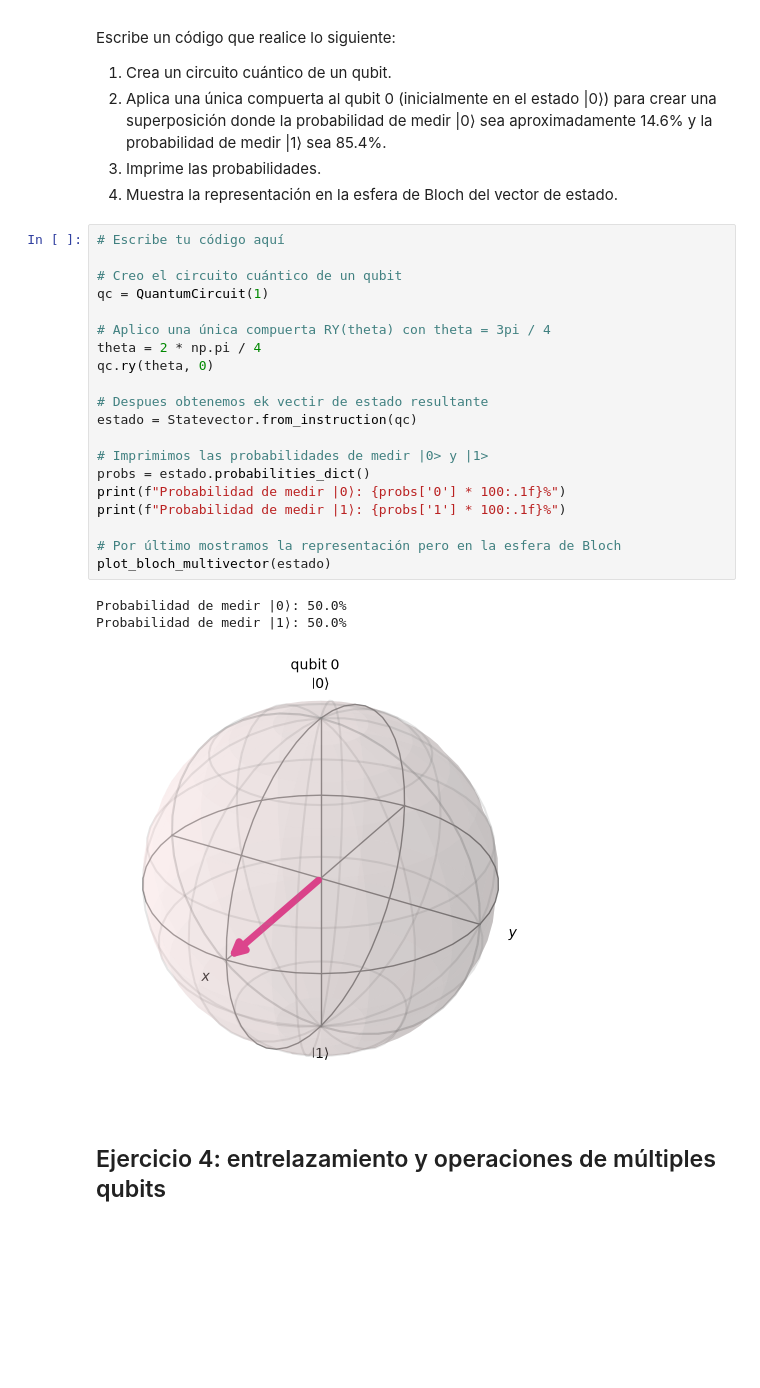
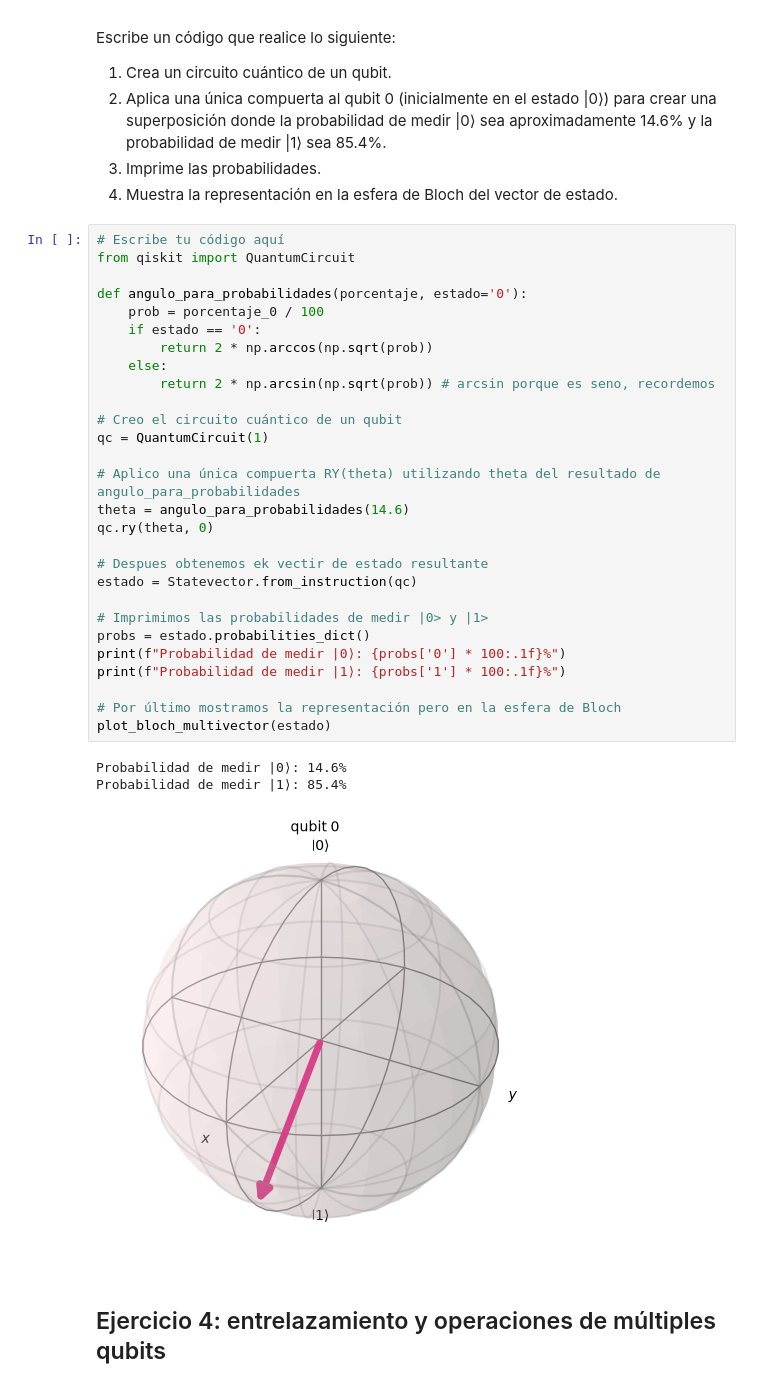
Before and after one commit to 0xLozi/quantum_computing_jam, a Jupyter notebook: Clase_2,_Parte_2_Computación_Cuántica.ipynb, the cells around one changed output. Saved outputs shown, nothing was run; the diff lists cells and outputs as text; blank space fills up the shorter version.

Commit message:
Completados ejercicio de clase 2 hasta el ejercicio 11 y agregado un par de notas importantes para tener en cuenta para los proximos ejercicios (ejemplo: diferencia entre qubit normal y clásico)

```diff
--- a/Clase_2,_Parte_2_Computación_Cuántica.ipynb
+++ b/Clase_2,_Parte_2_Computación_Cuántica.ipynb
@@ -192,28 +192,36 @@ Escribe un código que realice lo siguiente:
 4. Muestra la representación en la esfera de Bloch del vector de estado.
 # %%
 # Escribe tu código aquí
+from qiskit import QuantumCircuit
+
+def angulo_para_probabilidades(porcentaje, estado='0'):
+    prob = porcentaje_0 / 100
+    if estado == '0':
+        return 2 * np.arccos(np.sqrt(prob))
+    else:
+        return 2 * np.arcsin(np.sqrt(prob)) # arcsin porque es seno, recordemos
 
 # Creo el circuito cuántico de un qubit
 qc = QuantumCircuit(1)
 
-# Aplico una única compuerta RY(theta) con theta = 3pi / 4
-theta = 2 * np.pi / 4
+# Aplico una única compuerta RY(theta) utilizando theta del resultado de angulo_para_probabilidades
+theta = angulo_para_probabilidades(14.6)
 qc.ry(theta, 0)
 
 # Despues obtenemos ek vectir de estado resultante
 estado = Statevector.from_instruction(qc)
 
 # Imprimimos las probabilidades de medir |0> y |1>
 probs = estado.probabilities_dict()
 print(f"Probabilidad de medir |0⟩: {probs['0'] * 100:.1f}%")
 print(f"Probabilidad de medir |1⟩: {probs['1'] * 100:.1f}%")
 
 # Por último mostramos la representación pero en la esfera de Bloch
 plot_bloch_multivector(estado)
 # %% [output]
-Probabilidad de medir |0⟩: 50.0%
-Probabilidad de medir |1⟩: 50.0%
+Probabilidad de medir |0⟩: 14.6%
+Probabilidad de medir |1⟩: 85.4%
-[figure, old version]
+[figure, new version]
 # %% [markdown]
 ## Ejercicio 4: entrelazamiento y operaciones de múltiples qubits
 # %% [markdown]
```
Also changed, not shown: parts of 18 cells of this notebook, 7 other files.
